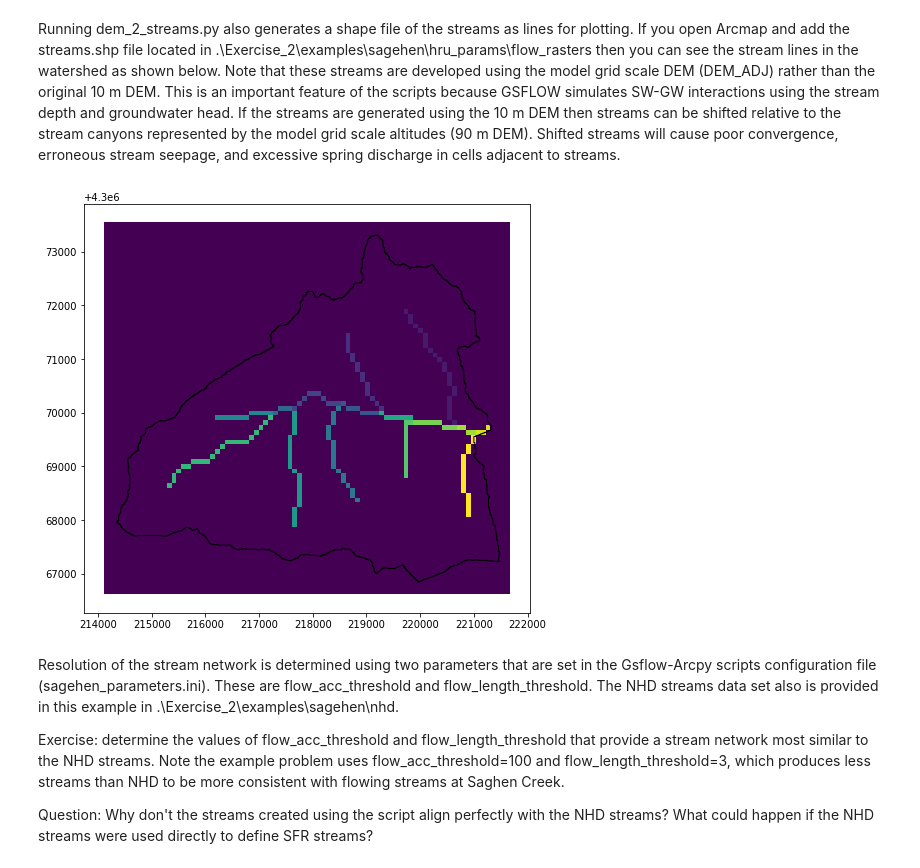
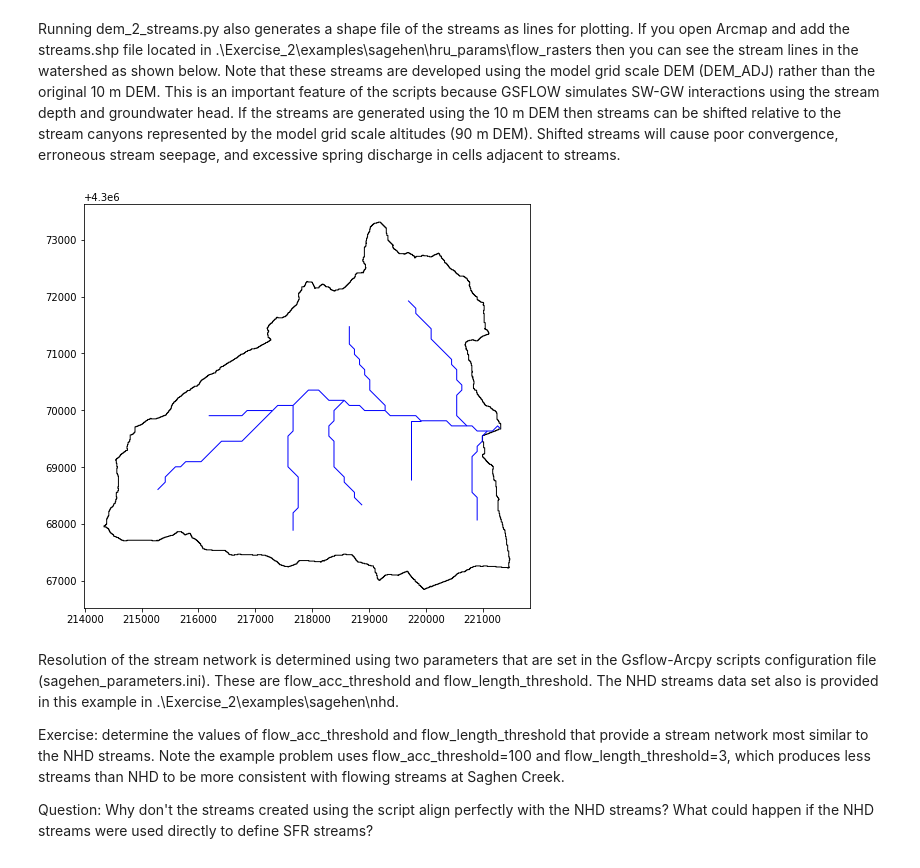
Before and after one commit to rniswon/gsflowID2447_classrepo, a Jupyter notebook: exercises/saghen_prms/notebook/gsflow_sagehen.ipynb, the cells around one changed output. Drawn from its saved outputs; the diff is of its cells as text; code cells hidden in the pictures.

Commit message:
relative paths in config file and some plotting work in the gsflow sagehen notebook

```diff
--- a/exercises/saghen_prms/notebook/gsflow_sagehen.ipynb
+++ b/exercises/saghen_prms/notebook/gsflow_sagehen.ipynb
@@ -163,16 +163,16 @@ Running dem_2_streams.py also generates a shape file of the streams as lines for
 # %%
 fig, ax = plt.subplots()
 ax.set_aspect('equal')
 fn1=r"..\examples\sagehen\shapefiles\watershed_proj.shp"
-fn2=r"..\examples\sagehen\hru_params\hru_params.shp"
+fn2=r"..\examples\sagehen\hru_params\flow_rasters\streams.shp"
 boundary=geopandas.read_file(fn1)
 streams=geopandas.read_file(fn2)
 plt.rcParams["figure.figsize"] = (8,8)
-streams.plot(column='ISEG',ax=ax, edgecolor='none', linewidth=1.0)
+streams.plot(ax=ax,color='none', edgecolor='blue', linewidth=1.0)
 boundary.plot(ax=ax,color='none', edgecolor='black', linewidth=1.0)
 plt.show()
 # %% [output]
-[figure, old version]
+[figure, new version]
 # %% [markdown]
 Resolution of the stream network is determined using two parameters that are set in the Gsflow-Arcpy scripts configuration file (sagehen_parameters.ini). These are flow_acc_threshold and flow_length_threshold. The NHD streams data set also is provided in this example in .\Exercise_2\examples\sagehen\nhd.
 
```
Also changed, not shown: parts of 5 cells of this notebook, 1 other file.
